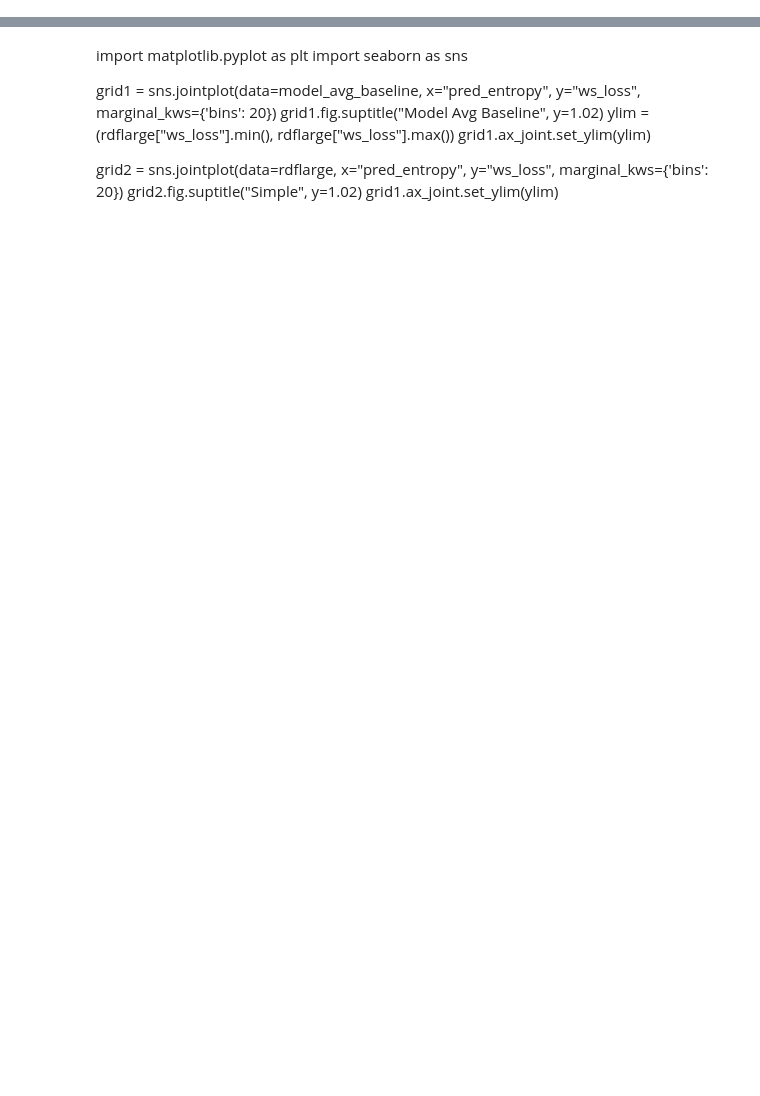
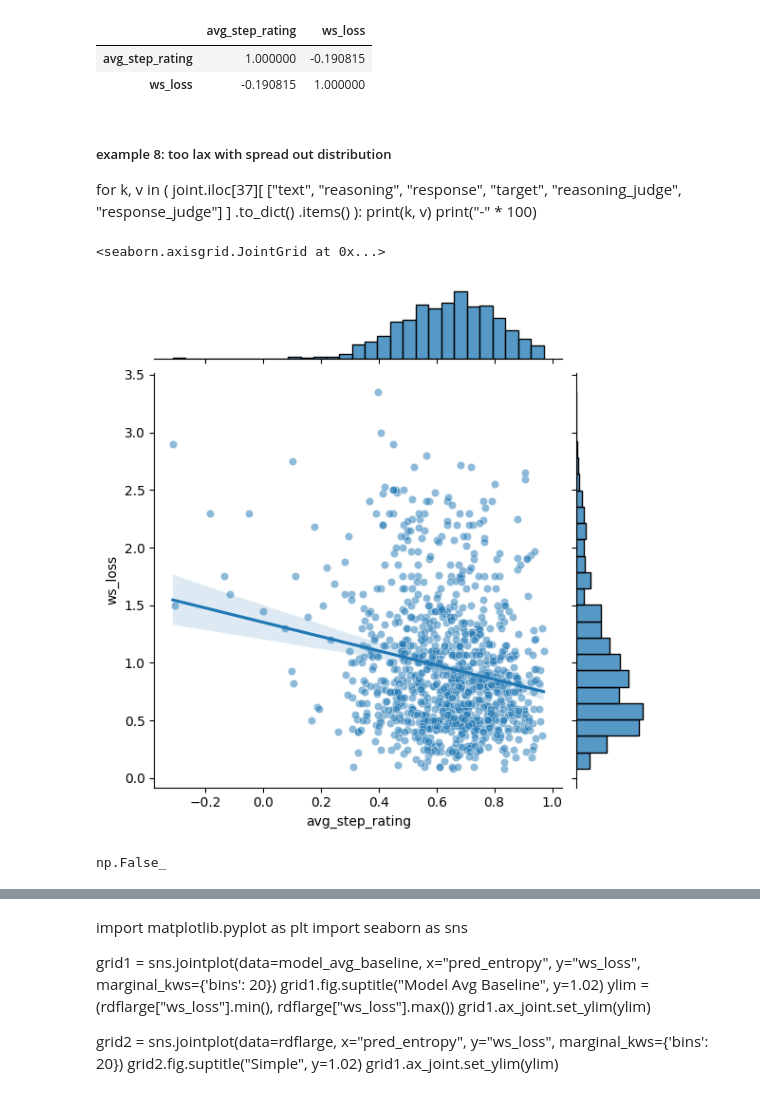
Before and after one commit to tomasruizt/lewidi2025, a Jupyter notebook: notebook/llmjudge_rated_reasoning.ipynb, the cells around one changed output, grey strips where cells are left out. Saved outputs shown, nothing was run; the diff lists cells and outputs as text; code cells hidden in the pictures; blank space fills up the shorter version.

Commit message:
Add code & prompt for LLM-Judge based on step-wise-correctness

```diff
--- a/notebook/llmjudge_rated_reasoning.ipynb
+++ b/notebook/llmjudge_rated_reasoning.ipynb
@@ -16,7 +19,8 @@ enable_logging()
 
 
 ratings = pd.read_json(
-    "../parquets/reasoning-ratings/reasoning-judge-responses.jsonl", lines=True
+    "../parquets/reasoning-ratings/template-2-reasoning-judge-responses.jsonl",
+    lines=True,
 )
 
 metadata = {
@@ -24,7 +28,7 @@ metadata = {
     "model_id": "Qwen/Qwen3-32B",
     "gen_kwargs": "set2",
     "dataset": "CSC",
-    "judge_model_id": "gemini-2.5-pro-preview-06-05",
+    "judge_model_id": "gemini-2.5-pro",
 }
 
 rdf = load_preds(parquets_dir="../parquets")
@@ -42,0 +53,12 @@ rdf = preprocess(rdf)
+# %%
+import json_repair
+from lewidi_lib import drop_failed_rows, drop_na_response_rows
+import numpy as np
+from prm800k import extract_rating
+
+ratings = drop_failed_rows(ratings)
+ratings["step_ratings"] = (
+    ratings["response"].apply(json_repair.loads).apply(extract_rating)
+)
+ratings = drop_na_response_rows(ratings, col="step_ratings")
+ratings["avg_step_rating"] = ratings["step_ratings"].apply(np.mean)
@@ -43,7 +73,8 @@ rdf = preprocess(rdf)
 # %%
 join_cols = ["dataset", "dataset_idx", "run_idx"]  # expand when more cols!
 ratings_cols = [
-    "response",
+    "step_ratings",
+    "avg_step_rating",
     "reasoning",
     "judge_model_id",
     "dataset",
@@ -67,13 +87,35 @@ for k, v in (
+# %%
+joint[["avg_step_rating", "ws_loss"]].corr()
+# %% [output]
+|  | avg_step_rating | ws_loss |
+| avg_step_rating | 1.000000 | -0.190815 |
+| ws_loss | -0.190815 | 1.000000 |
+# %% [markdown]
+##### example 8: too lax with spread out distribution
+for k, v in (
+    joint.iloc[37][
+        ["text", "reasoning", "response", "target", "reasoning_judge", "response_judge"]
+    ]
+    .to_dict()
+    .items()
+):
+    print(k, v)
+    print("-" * 100)
 # %%
 import seaborn as sns
 
 # Using JointGrid directly for more control
-fgrid = sns.JointGrid(data=joint, x="response_judge", y="ws_loss")
+fgrid = sns.JointGrid(data=joint, x="avg_step_rating", y="ws_loss")
 fgrid.plot_joint(sns.scatterplot, alpha=0.5)
 fgrid.plot_joint(sns.regplot, scatter=False)  # Add regression line
 fgrid.plot_marginals(sns.histplot)
+# %% [output]
+<seaborn.axisgrid.JointGrid at 0x...>
+[figure, added]
 # %%
 (joint.groupby("dataset_idx").size() == 10).all()
+# %% [output]
+np.False_
 # %%
 rdflarge = load_preds("/mnt/disk16tb/globus_shared/from-lrz-ai-systems/")
 rdflarge = preprocess(rdflarge)
```
Also changed, not shown: parts of 21 cells of this notebook, 3 other files.
